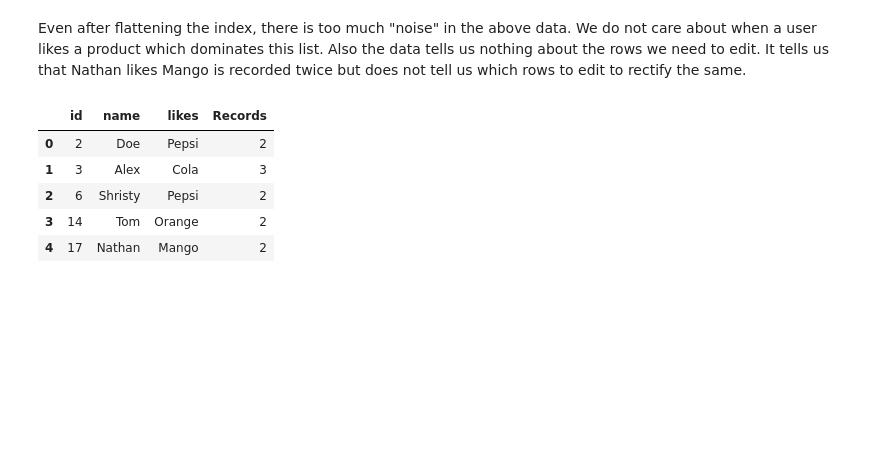
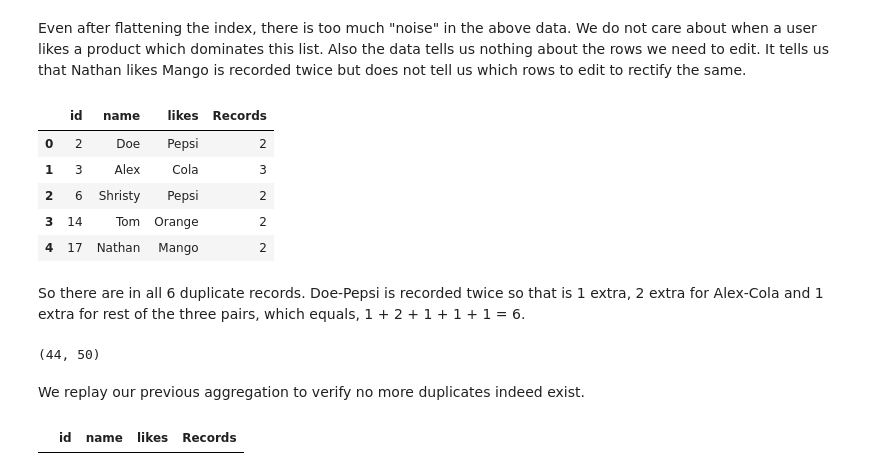
Before and after one commit to dragomirradev/python-data-analysis, a Jupyter notebook: 1-Working-with-relational-data-using-Pandas.ipynb, the cells around one changed output. Drawn from its saved outputs; the diff is of its cells as text; code cells hidden in the pictures; blank space fills up the shorter version.

Commit message:
Update the duplicate example

```diff
--- a/1-Working-with-relational-data-using-Pandas.ipynb
+++ b/1-Working-with-relational-data-using-Pandas.ipynb
@@ -460,3 +460,32 @@ user_likes_group[user_likes_group['Records'] > 1].reset_index()
 | 2 | 6 | Shristy | Pepsi | 2 |
 | 3 | 14 | Tom | Orange | 2 |
 | 4 | 17 | Nathan | Mango | 2 |
+# %% [markdown]
+So there are in all 6 duplicate records. Doe-Pepsi is recorded twice so that is 1 extra, 2 extra for Alex-Cola and 1 extra for rest of the three pairs, which equals, 1 + 2 + 1 + 1 + 1 = 6.
+# %%
+# Now remove the duplicates
+df_unq_likes = df_likes.drop_duplicates()
+
+# The difference should be 6 since 6 records should be eliminated
+len(df_unq_likes), len(df_likes)
+# %% [output]
+(44, 50)
+# %% [markdown]
+We replay our previous aggregation to verify no more duplicates indeed exist.
+# %%
+# Join the datasets
+merge = pd.merge(df_users, df_unq_likes, left_on='id', right_on='user_id')
+merge.set_index('id')
+
+# We aggregate the likes column and rename it to `Records`
+unq_user_likes_group = merge.groupby(['id', 'name', 'likes']).agg({ 'likes': { 'Records': 'count' }})
+# Reset the columns after dropping the top most level
+unq_user_likes_group.columns = unq_user_likes_group.columns.droplevel(0)
+
+# Reset the index to generate a completely flat table
+unq_user_likes_group.reset_index()
+
+# Should return empty if duplicates are removed
+unq_user_likes_group[unq_user_likes_group['Records'] > 1].reset_index()
+# %% [output]
+|  | id | name | likes | Records |
```
